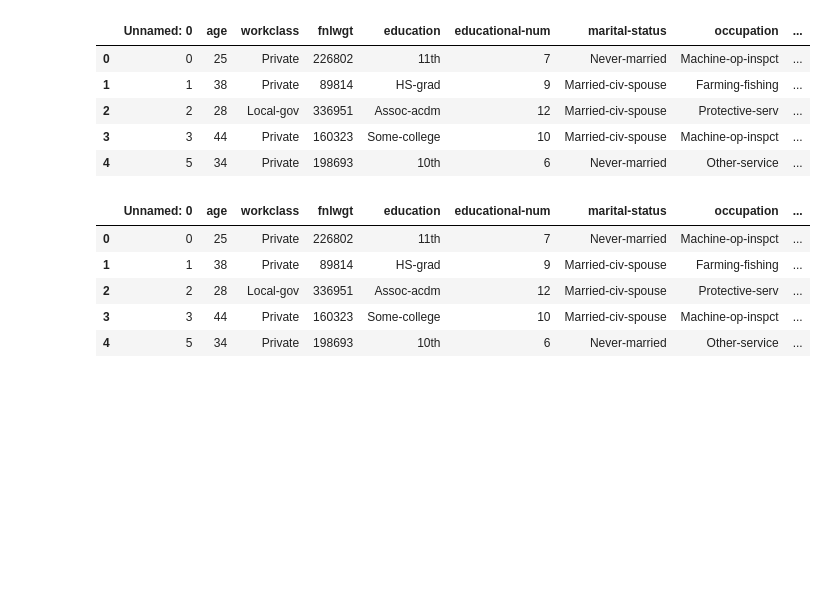
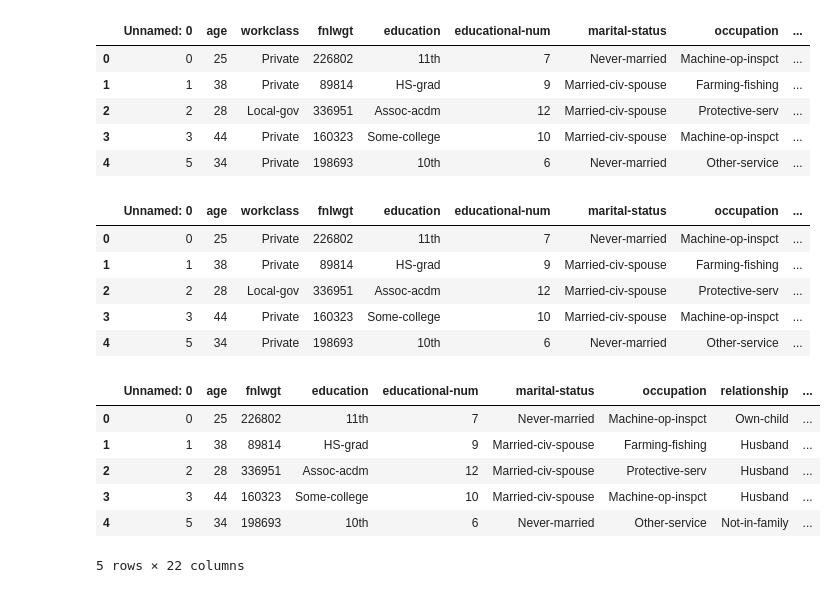
Before and after one commit to j-dominguez9/ML1_Proj1, a Jupyter notebook: Mini_lab1/LogReg_and_SVM.ipynb, the cells around one changed output. Cells and saved outputs as stored; diff of their text form; code cells hidden in the pictures; blank space fills up the shorter version.

```diff
--- a/Mini_lab1/LogReg_and_SVM.ipynb
+++ b/Mini_lab1/LogReg_and_SVM.ipynb
@@ -68,3 +58,20 @@ df_1.head()
 | 2 | 2 | 28 | Local-gov | 336951 | Assoc-acdm | 12 | Married-civ-spouse | Protective-serv | ... |
 | 3 | 3 | 44 | Private | 160323 | Some-college | 10 | Married-civ-spouse | Machine-op-inspct | ... |
 | 4 | 5 | 34 | Private | 198693 | 10th | 6 | Never-married | Other-service | ... |
+# %%
+# OneHotEncoding workclass variable
+dummy = pd.get_dummies(df['workclass'])
+
+df_1 = pd.concat((df_1, dummy), axis=1)
+
+df_1 = df_1.drop(['workclass'], axis=1)
+
+df_1.head()
+# %% [output]
+|  | Unnamed: 0 | age | fnlwgt | education | educational-num | marital-status | occupation | relationship | ... |
+| 0 | 0 | 25 | 226802 | 11th | 7 | Never-married | Machine-op-inspct | Own-child | ... |
+| 1 | 1 | 38 | 89814 | HS-grad | 9 | Married-civ-spouse | Farming-fishing | Husband | ... |
+| 2 | 2 | 28 | 336951 | Assoc-acdm | 12 | Married-civ-spouse | Protective-serv | Husband | ... |
+| 3 | 3 | 44 | 160323 | Some-college | 10 | Married-civ-spouse | Machine-op-inspct | Husband | ... |
+| 4 | 5 | 34 | 198693 | 10th | 6 | Never-married | Other-service | Not-in-family | ... |
+5 rows × 22 columns
```
Also changed, not shown: parts of 19 cells of this notebook.
